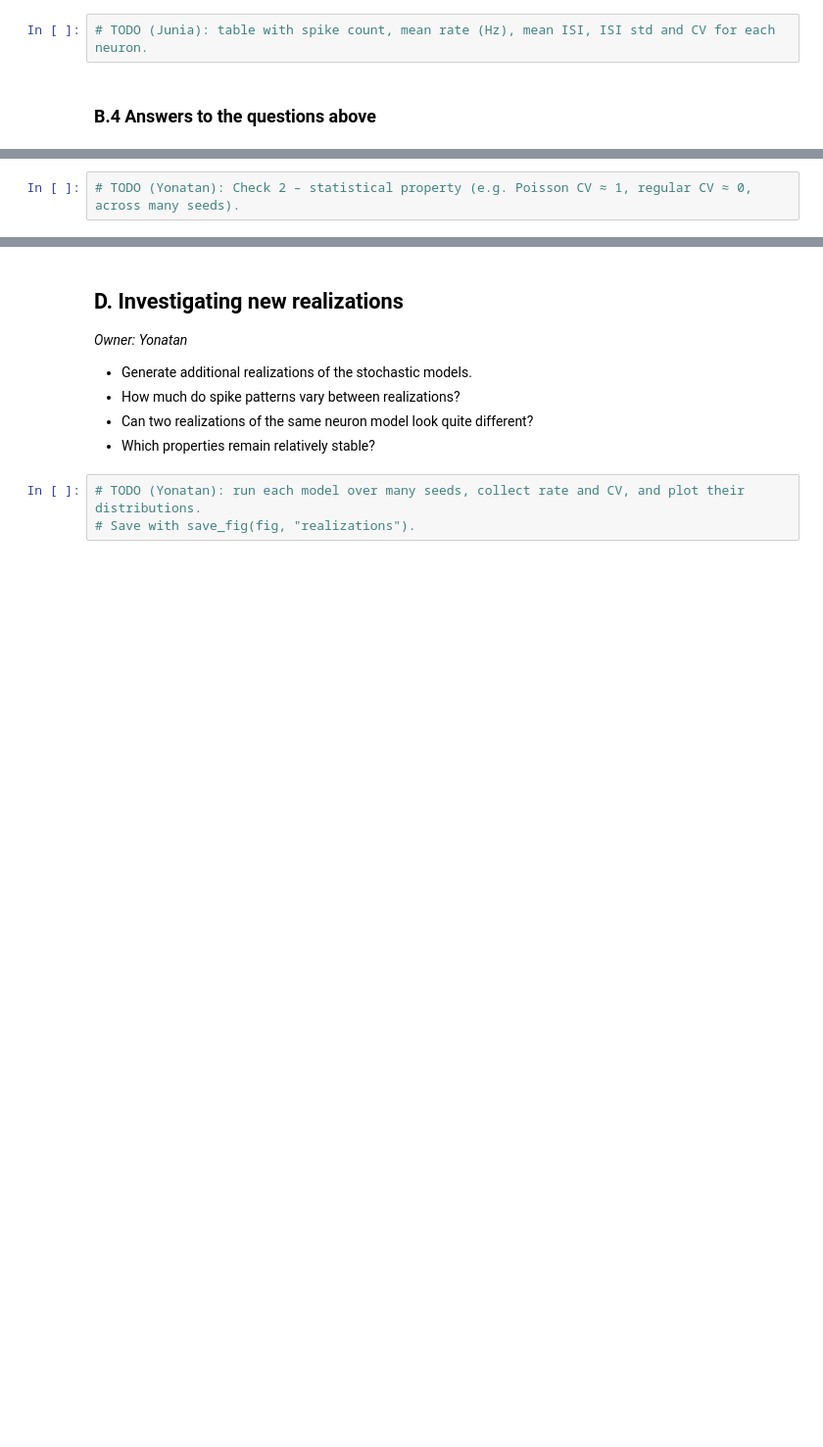
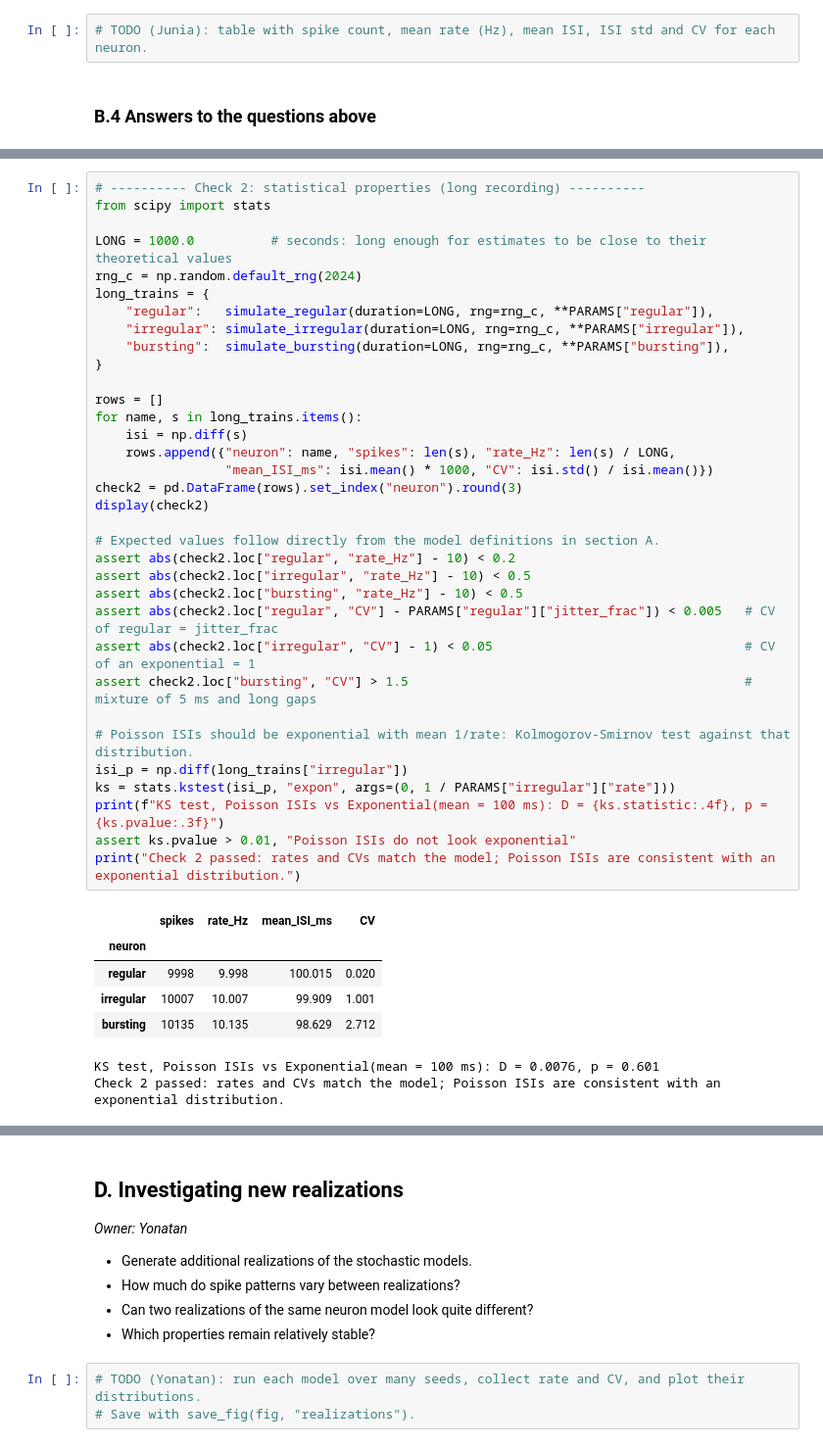
Before and after one commit to yonipick-subair/MiniProject_1, a Jupyter notebook: Q1_neural_spikes.ipynb, the cells around one changed output, grey strips where cells are left out. Shown at 98% size. Drawn from its saved outputs; the diff is of its cells as text; blank space fills up the shorter version.

Commit message:
Q1 section C: validation checks

```diff
--- a/Q1_neural_spikes.ipynb
+++ b/Q1_neural_spikes.ipynb
@@ -210,3 +244,43 @@ We design at least three checks that verify the model we **intended**, not only
 # %%
-# TODO (Yonatan): Check 2 – statistical property (e.g. Poisson CV ≈ 1, regular CV ≈ 0, across many seeds).
+# ---------- Check 2: statistical properties (long recording) ----------
+from scipy import stats
+
+LONG = 1000.0          # seconds: long enough for estimates to be close to their theoretical values
+rng_c = np.random.default_rng(2024)
+long_trains = {
+    "regular":   simulate_regular(duration=LONG, rng=rng_c, **PARAMS["regular"]),
+    "irregular": simulate_irregular(duration=LONG, rng=rng_c, **PARAMS["irregular"]),
+    "bursting":  simulate_bursting(duration=LONG, rng=rng_c, **PARAMS["bursting"]),
+}
+
+rows = []
+for name, s in long_trains.items():
+    isi = np.diff(s)
+    rows.append({"neuron": name, "spikes": len(s), "rate_Hz": len(s) / LONG,
+                 "mean_ISI_ms": isi.mean() * 1000, "CV": isi.std() / isi.mean()})
+check2 = pd.DataFrame(rows).set_index("neuron").round(3)
+display(check2)
+
+# Expected values follow directly from the model definitions in section A.
+assert abs(check2.loc["regular", "rate_Hz"] - 10) < 0.2
+assert abs(check2.loc["irregular", "rate_Hz"] - 10) < 0.5
+assert abs(check2.loc["bursting", "rate_Hz"] - 10) < 0.5
+assert abs(check2.loc["regular", "CV"] - PARAMS["regular"]["jitter_frac"]) < 0.005   # CV of regular = jitter_frac
+assert abs(check2.loc["irregular", "CV"] - 1) < 0.05                                 # CV of an exponential = 1
+assert check2.loc["bursting", "CV"] > 1.5                                            # mixture of 5 ms and long gaps
+
+# Poisson ISIs should be exponential with mean 1/rate: Kolmogorov-Smirnov test against that distribution.
+isi_p = np.diff(long_trains["irregular"])
+ks = stats.kstest(isi_p, "expon", args=(0, 1 / PARAMS["irregular"]["rate"]))
+print(f"KS test, Poisson ISIs vs Exponential(mean = 100 ms): D = {ks.statistic:.4f}, p = {ks.pvalue:.3f}")
+assert ks.pvalue > 0.01, "Poisson ISIs do not look exponential"
+print("Check 2 passed: rates and CVs match the model; Poisson ISIs are consistent with an exponential distribution.")
+# %% [output]
+|  | spikes | rate_Hz | mean_ISI_ms | CV |
+| neuron |  |  |  |  |
+| regular | 9998 | 9.998 | 100.015 | 0.020 |
+| irregular | 10007 | 10.007 | 99.909 | 1.001 |
+| bursting | 10135 | 10.135 | 98.629 | 2.712 |
+KS test, Poisson ISIs vs Exponential(mean = 100 ms): D = 0.0076, p = 0.601
+Check 2 passed: rates and CVs match the model; Poisson ISIs are consistent with an exponential distribution.
 # %%
```
Also changed, not shown: parts of 6 cells of this notebook.
